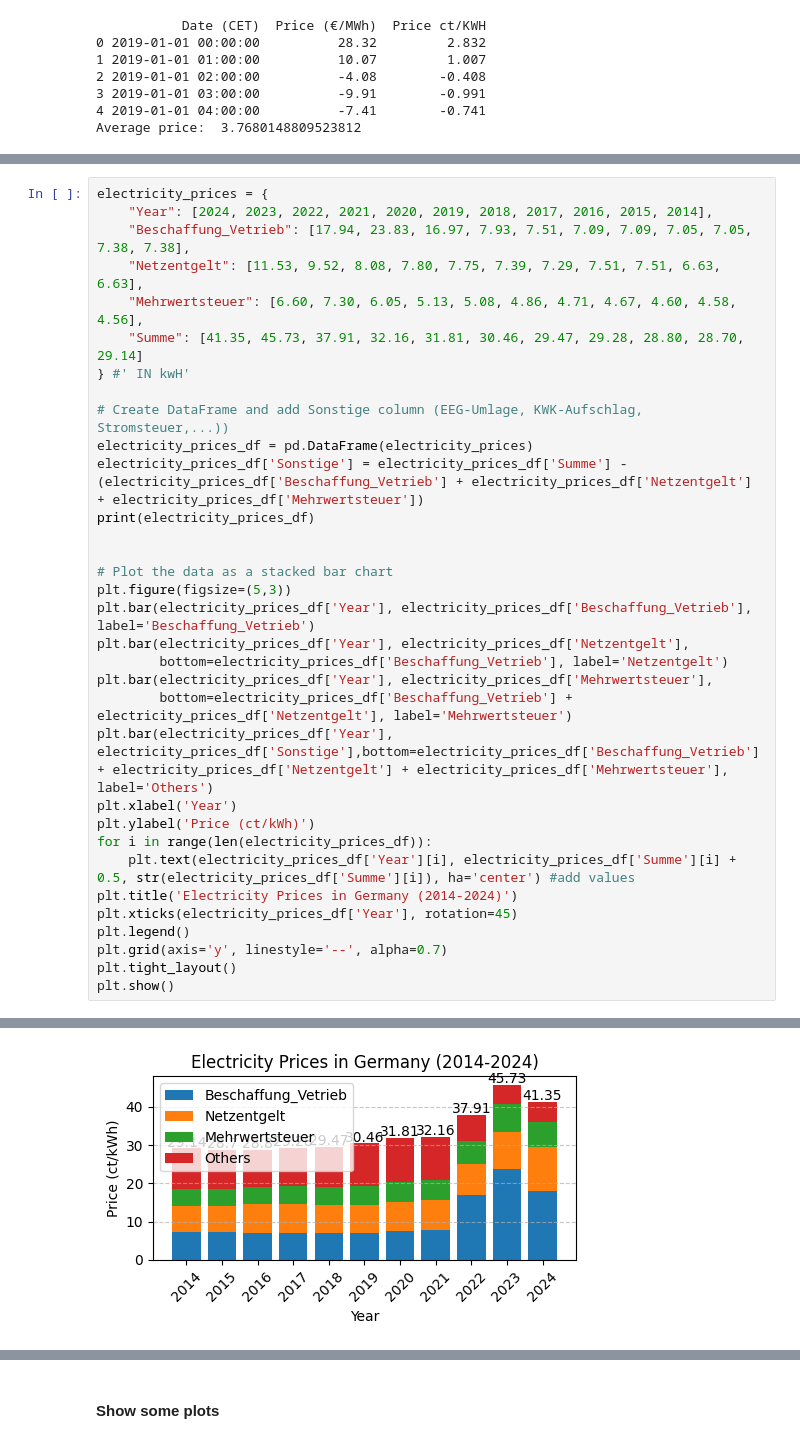
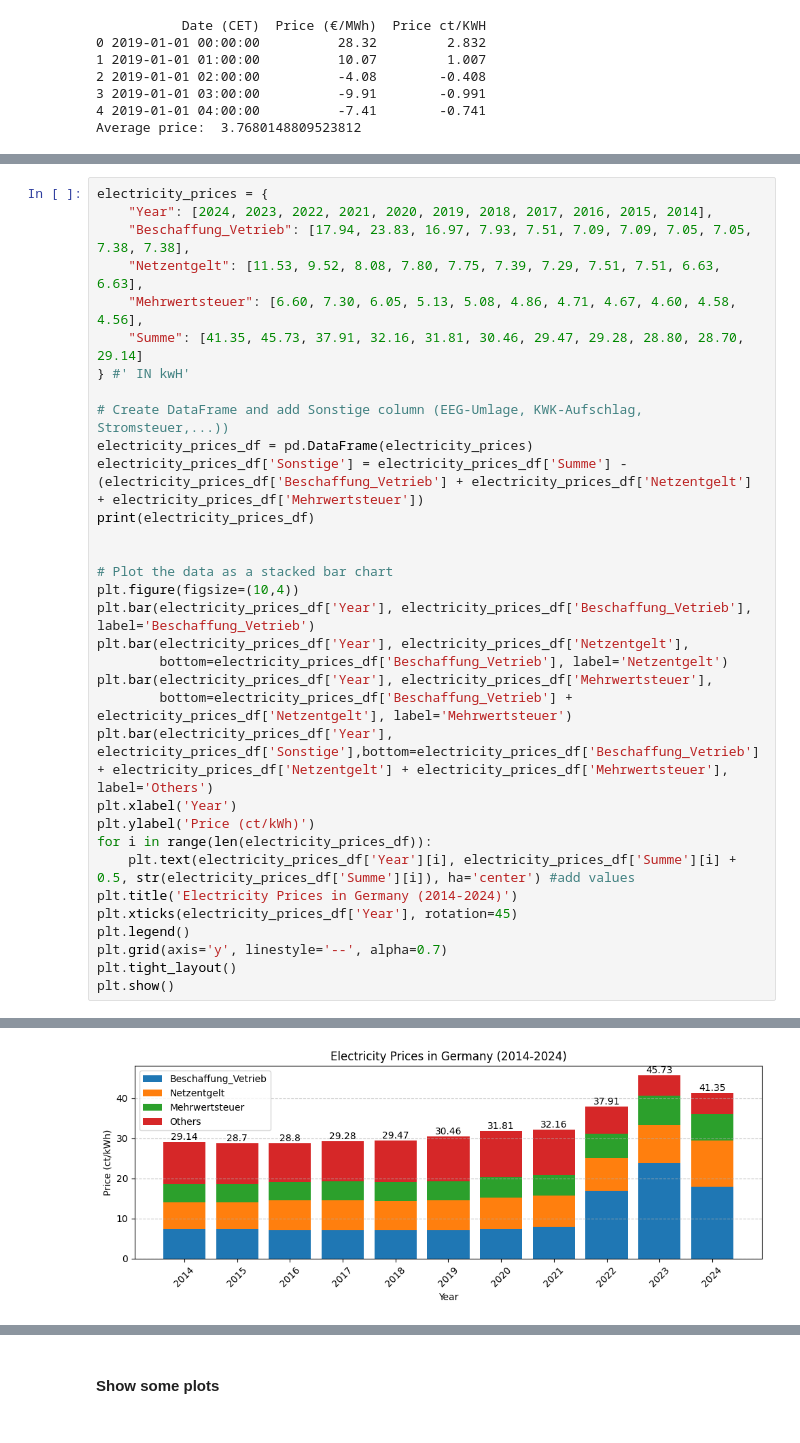
Before and after one commit to reschol/wattWise, a Jupyter notebook: load_profile_prediciton.ipynb, the cells around one changed output, grey strips where cells are left out. Cells and saved outputs as stored; diff of their text form.

```diff
--- a/load_profile_prediciton.ipynb
+++ b/load_profile_prediciton.ipynb
@@ -69,37 +69,37 @@ print(electricity_prices_df)
 
 
 # Plot the data as a stacked bar chart
-plt.figure(figsize=(5,3))
+plt.figure(figsize=(10,4))
 plt.bar(electricity_prices_df['Year'], electricity_prices_df['Beschaffung_Vetrieb'], label='Beschaffung_Vetrieb')
 plt.bar(electricity_prices_df['Year'], electricity_prices_df['Netzentgelt'],
         bottom=electricity_prices_df['Beschaffung_Vetrieb'], label='Netzentgelt')
 plt.bar(electricity_prices_df['Year'], electricity_prices_df['Mehrwertsteuer'],
         bottom=electricity_prices_df['Beschaffung_Vetrieb'] + electricity_prices_df['Netzentgelt'], label='Mehrwertsteuer')
 plt.bar(electricity_prices_df['Year'], electricity_prices_df['Sonstige'],bottom=electricity_prices_df['Beschaffung_Vetrieb'] + electricity_prices_df['Netzentgelt'] + electricity_prices_df['Mehrwertsteuer'], label='Others')
 plt.xlabel('Year')
 plt.ylabel('Price (ct/kWh)')
 for i in range(len(electricity_prices_df)):
     plt.text(electricity_prices_df['Year'][i], electricity_prices_df['Summe'][i] + 0.5, str(electricity_prices_df['Summe'][i]), ha='center') #add values
 plt.title('Electricity Prices in Germany (2014-2024)')
 plt.xticks(electricity_prices_df['Year'], rotation=45)
 plt.legend()
 plt.grid(axis='y', linestyle='--', alpha=0.7)
 plt.tight_layout()
 plt.show()
 # %% [output]
     Year  Beschaffung_Vetrieb  Netzentgelt  Mehrwertsteuer  Summe  Sonstige
 0   2024                17.94        11.53            6.60  41.35      5.28
 1   2023                23.83         9.52            7.30  45.73      5.08
 2   2022                16.97         8.08            6.05  37.91      6.81
 3   2021                 7.93         7.80            5.13  32.16     11.30
 4   2020                 7.51         7.75            5.08  31.81     11.47
 5   2019                 7.09         7.39            4.86  30.46     11.12
 6   2018                 7.09         7.29            4.71  29.47     10.38
 7   2017                 7.05         7.51            4.67  29.28     10.05
 8   2016                 7.05         7.51            4.60  28.80      9.64
 9   2015                 7.38         6.63            4.58  28.70     10.11
 10  2014                 7.38         6.63            4.56  29.14     10.57
-[figure, old version]
+[figure, new version]
 # %%
 #Load pickle into dataframe
 hh_path = r"local_input_data\1920 Final Data w. Additional Features HH Hourly Agg.pkl"
```
Also changed, not shown: parts of 10 cells of this notebook.
